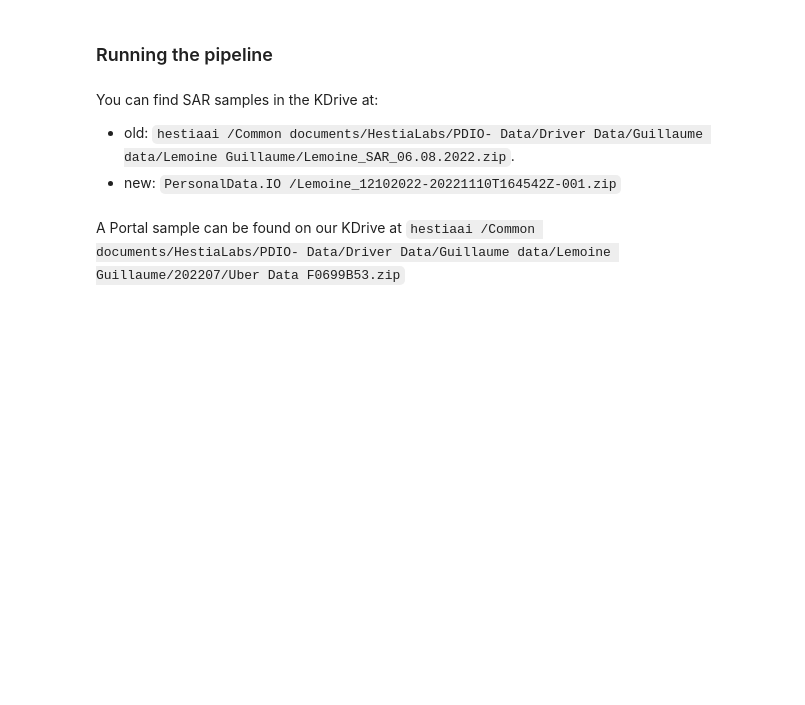
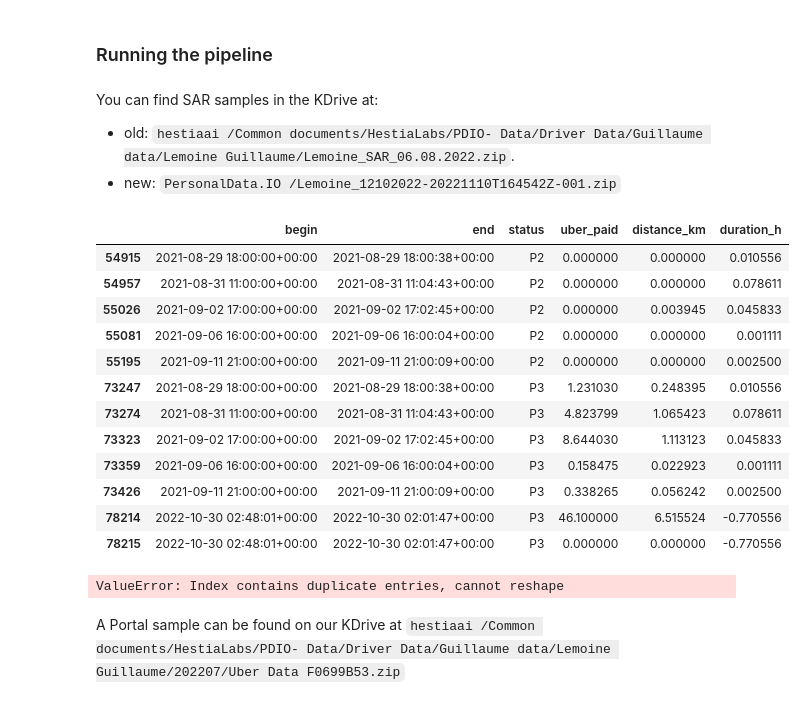
Before and after one commit to hestiaAI/uber-analysis, a Jupyter notebook: Analysis.ipynb, the cells around one changed output. Saved outputs shown, nothing was run; the diff lists cells and outputs as text; code cells hidden in the pictures; blank space fills up the shorter version.

```diff
--- a/Analysis.ipynb
+++ b/Analysis.ipynb
@@ -187,7 +187,7 @@ def load_lifetime_trips(folder: Path, pattern: str = '*Driver Lifetime Trips.csv
     table = find_table(pattern, folder,
                        ['request_timestamp_local', 'begintrip_timestamp_local', 'dropoff_timestamp_local', 'status',
                         'request_to_begin_distance_miles', 'trip_distance_miles', 'original_fare_local'])
-    table = table[table.status.isin(['completed', 'fare_split'])].drop(columns='status')
+    table = table[table.status == 'completed'].drop(columns='status')
     table.replace({r'\N': np.nan}, inplace=True)
     for col in ['request_to_begin_distance_miles', 'original_fare_local']:
         table[col] = table[col].astype(float)
@@ -320,6 +316,35 @@ def split_AM_PM(table: PeriodTable) -> PeriodTable:
             return [{'begin': begin, 'end': end, **rest}]
 
     return pd.DataFrame([e for d in table.to_dict('records') for e in rec(**d)])
+# %%
+def split_hours(table: PeriodTable) -> PeriodTable:
+    """
+    Splits intervals spanning many hours periods in as many intervals as hours covered by the interval.
+    If the interval is associated to numerical values (like distance or money), these values are
+    transferred to the new intervals but are weighted according to the new intervals' duration.
+    :param table: the table whose intervals should be split
+    :return: a table with no intervals spanning over AM and PM
+    """
+
+    def scaled_interval(begin: Timestamp, end: Timestamp, attributes: dict, og_duration) -> dict:
+        """Creates an interval (a dict with begin, end and other attributes) given the original attributes and the original """
+        return {'begin': begin, 'end': end,
+                **{k: v * (end - begin) / og_duration if isinstance(v, float) else v for k, v in attributes.items()}}
+
+    def rec(begin: Timestamp, end: Timestamp, **rest) -> list[dict]:
+        og_duration = end - begin
+        # Check if the interval spans many days, and split into as many days as it spans
+        if begin.hour != end.hour:
+            rows = [scaled_interval(begin, begin.replace(minute=59, second=59), rest, og_duration)]
+            for hours in range(end.hour - begin.hour - 1):
+                mid = begin + datetime.timedelta(hours=hours)
+                rows.append(scaled_interval(mid.replace(minute=0, second=0),
+                                            mid.replace(minute=59, second=59), rest, og_duration))
+            rows.append(scaled_interval(end.replace(minute=0, second=0), end, rest, og_duration))
+            return rows
+        return [{'begin': begin, 'end': end, **rest}]
+
+    return pd.DataFrame([e for d in table.to_dict('records') for e in rec(**d)])
 # %%
 def find_week_limits(date: Timestamp) -> str:
     week_start = date - datetime.timedelta(days=date.weekday())
@@ -384,0 +362,6 @@ def pipeline(
+# %%
+all_facets = ['duration_h', 'distance_km', 'uber_paid']
+all_time_properties = {'day_of_week': lambda d: d.day_name(),
+                       'day_type': lambda d: 'weekday' if d.weekday() < 5 else 'weekend',
+                       'time_of_day': lambda d: 'AM' if d.hour < 12 else 'PM',
+                       'night': lambda d: 'night' if d.hour <= 6 or 23 < d.hour else 'day'}
@@ -401,8 +453,23 @@ _ = pipeline(load_sar(data_folder / 'Kidane' / 'raw' / 'SAR'),
 # %%
 _ = pipeline(load_sar(data_folder / 'Brice' / 'raw' / 'SAR'),
              interval_logic=lambda t: merge_overlapping_intervals(t, {c: 'sum' for c in ['uber_paid', 'distance_km']}),
-             name='sar',
+             name='sar', time_properties=all_time_properties,
              save_at=data_folder / 'Brice' / 'results')
+# %% [output]
+|  | begin | end | status | uber_paid | distance_km | duration_h |
+| 54915 | 2021-08-29 18:00:00+00:00 | 2021-08-29 18:00:38+00:00 | P2 | 0.000000 | 0.000000 | 0.010556 |
+| 54957 | 2021-08-31 11:00:00+00:00 | 2021-08-31 11:04:43+00:00 | P2 | 0.000000 | 0.000000 | 0.078611 |
+| 55026 | 2021-09-02 17:00:00+00:00 | 2021-09-02 17:02:45+00:00 | P2 | 0.000000 | 0.003945 | 0.045833 |
+| 55081 | 2021-09-06 16:00:00+00:00 | 2021-09-06 16:00:04+00:00 | P2 | 0.000000 | 0.000000 | 0.001111 |
+| 55195 | 2021-09-11 21:00:00+00:00 | 2021-09-11 21:00:09+00:00 | P2 | 0.000000 | 0.000000 | 0.002500 |
+| 73247 | 2021-08-29 18:00:00+00:00 | 2021-08-29 18:00:38+00:00 | P3 | 1.231030 | 0.248395 | 0.010556 |
+| 73274 | 2021-08-31 11:00:00+00:00 | 2021-08-31 11:04:43+00:00 | P3 | 4.823799 | 1.065423 | 0.078611 |
+| 73323 | 2021-09-02 17:00:00+00:00 | 2021-09-02 17:02:45+00:00 | P3 | 8.644030 | 1.113123 | 0.045833 |
+| 73359 | 2021-09-06 16:00:00+00:00 | 2021-09-06 16:00:04+00:00 | P3 | 0.158475 | 0.022923 | 0.001111 |
+| 73426 | 2021-09-11 21:00:00+00:00 | 2021-09-11 21:00:09+00:00 | P3 | 0.338265 | 0.056242 | 0.002500 |
+| 78214 | 2022-10-30 02:48:01+00:00 | 2022-10-30 02:01:47+00:00 | P3 | 46.100000 | 6.515524 | -0.770556 |
+| 78215 | 2022-10-30 02:48:01+00:00 | 2022-10-30 02:01:47+00:00 | P3 | 0.000000 | 0.000000 | -0.770556 |
+ValueError: Index contains duplicate entries, cannot reshape
 # %% [markdown]
 A Portal sample can be found on our KDrive at `hestiaai /Common documents/HestiaLabs/PDIO- Data/Driver Data/Guillaume data/Lemoine Guillaume/202207/Uber Data F0699B53.zip`
 # %%
```
Also changed, not shown: parts of 13 cells of this notebook.
